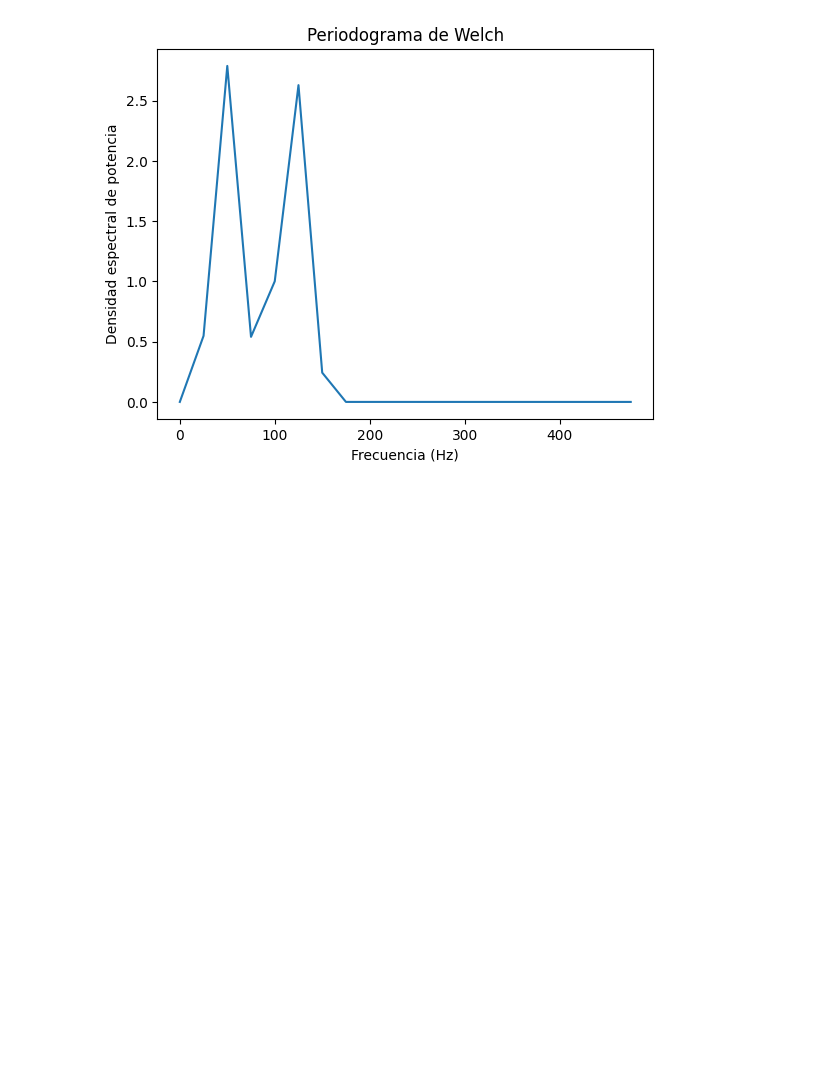
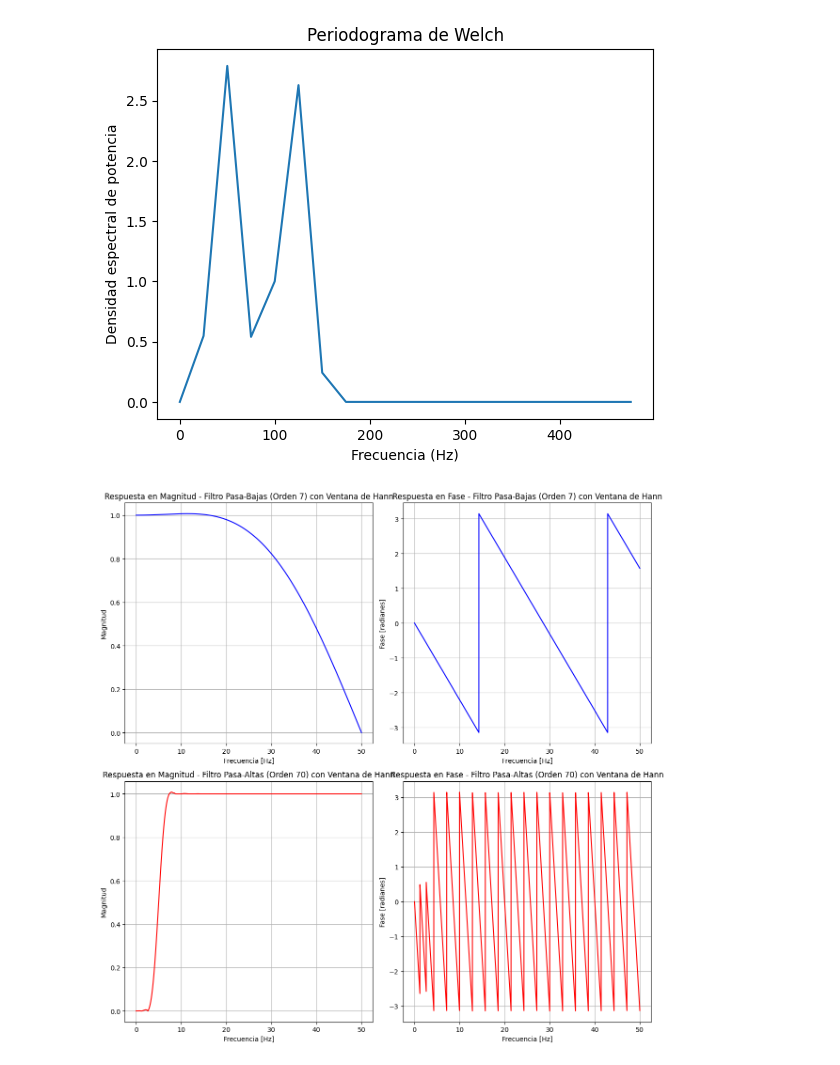
Before and after one commit to NataliaArenasP20/LaboratorioBiosenales, a Jupyter notebook: PARCIAL/ParcialNataliaArenas.ipynb, the cells around one changed output. Saved outputs shown, nothing was run; the diff lists cells and outputs as text; code cells hidden in the pictures; blank space fills up the shorter version.

```diff
--- a/PARCIAL/ParcialNataliaArenas.ipynb
+++ b/PARCIAL/ParcialNataliaArenas.ipynb
@@ -76,3 +76,66 @@ if __name__ == "__main__":
     plt.show()
 # %% [output]
 [figure]
+# %%
+import numpy as np
+import scipy.signal as signal
+import matplotlib.pyplot as plt
+
+# Parámetros
+fs = 100  # Frecuencia de muestreo en Hz
+f_c2 = 5  # Frecuencia de corte para el filtro pasa-altas
+f_c1 = 40
+
+nyquist = fs / 2
+cutoff1 = f_c1 / nyquist  # Frecuencia de corte normalizada para el filtro pasa-bajas
+cutoff2 = f_c2 / nyquist  # Frecuencia de corte normalizada para el filtro pasa-altas
+
+# Orden de los filtros
+order_low = 7    # Orden para filtro pasa-bajas
+order_high = 70  # Orden para filtro pasa-altas
+
+# Diseño de los filtros usando ventana Hann
+low_pass_filter = signal.firwin(order_low + 1, cutoff1, window='hann', pass_zero=True)
+high_pass_filter = signal.firwin(order_high + 1, cutoff2, window='hann', pass_zero=False)
+
+# Respuesta en frecuencia de los filtros
+w_low, h_low = signal.freqz(low_pass_filter, worN=8000, fs=fs)
+w_high, h_high = signal.freqz(high_pass_filter, worN=8000, fs=fs)
+
+# Graficar la respuesta en frecuencia
+plt.figure(figsize=(12, 12))
+
+# Respuesta en magnitud y fase para filtro pasa-bajas
+plt.subplot(2, 2, 1)
+plt.plot(w_low, np.abs(h_low), 'b')
+plt.title('Respuesta en Magnitud - Filtro Pasa-Bajas (Orden 7) con Ventana de Hann')
+plt.xlabel('Frecuencia [Hz]')
+plt.ylabel('Magnitud')
+plt.grid(True)
+
+plt.subplot(2, 2, 2)
+plt.plot(w_low, np.angle(h_low), 'b')
+plt.title('Respuesta en Fase - Filtro Pasa-Bajas (Orden 7) con Ventana de Hann')
+plt.xlabel('Frecuencia [Hz]')
+plt.ylabel('Fase [radianes]')
+plt.grid(True)
+
+# Respuesta en magnitud y fase para filtro pasa-altas
+plt.subplot(2, 2, 3)
+plt.plot(w_high, np.abs(h_high), 'r')
+plt.title('Respuesta en Magnitud - Filtro Pasa-Altas (Orden 70) con Ventana de Hann')
+plt.xlabel('Frecuencia [Hz]')
+plt.ylabel('Magnitud')
+plt.grid(True)
+
+plt.subplot(2, 2, 4)
+plt.plot(w_high, np.angle(h_high), 'r')
+plt.title('Respuesta en Fase - Filtro Pasa-Altas (Orden 70) con Ventana de Hann')
+plt.xlabel('Frecuencia [Hz]')
+plt.ylabel('Fase [radianes]')
+plt.grid(True)
+
+plt.tight_layout()
+plt.show()
+# %% [output]
+[figure, added]
```
